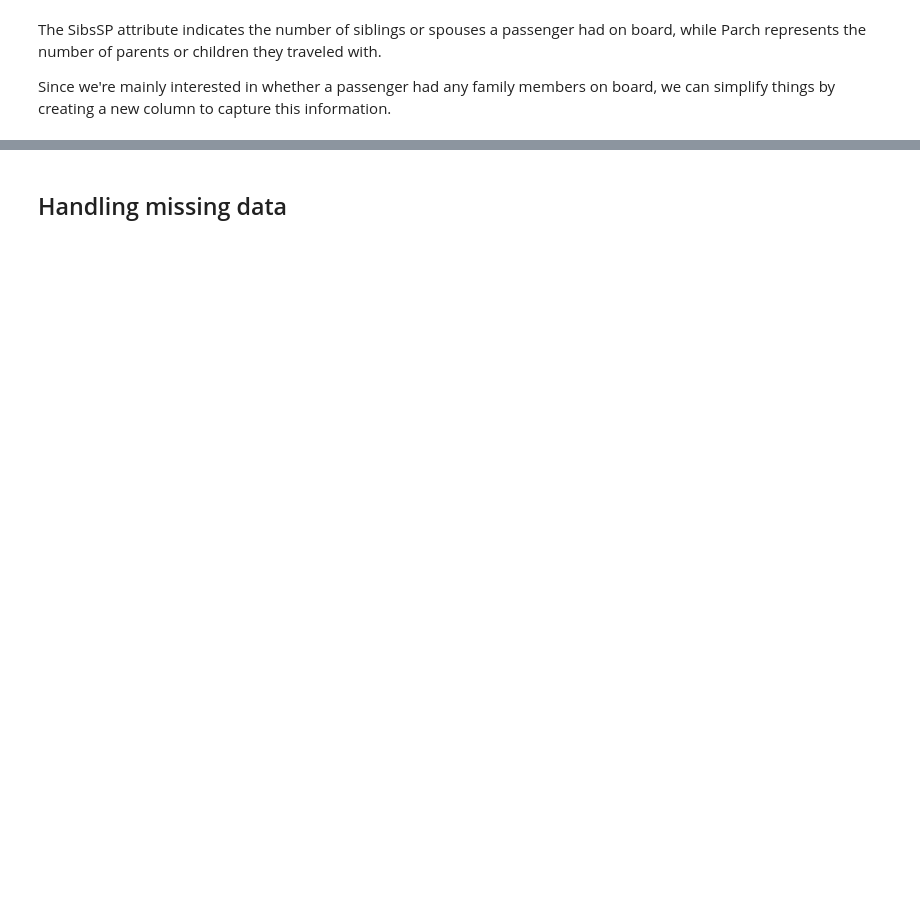
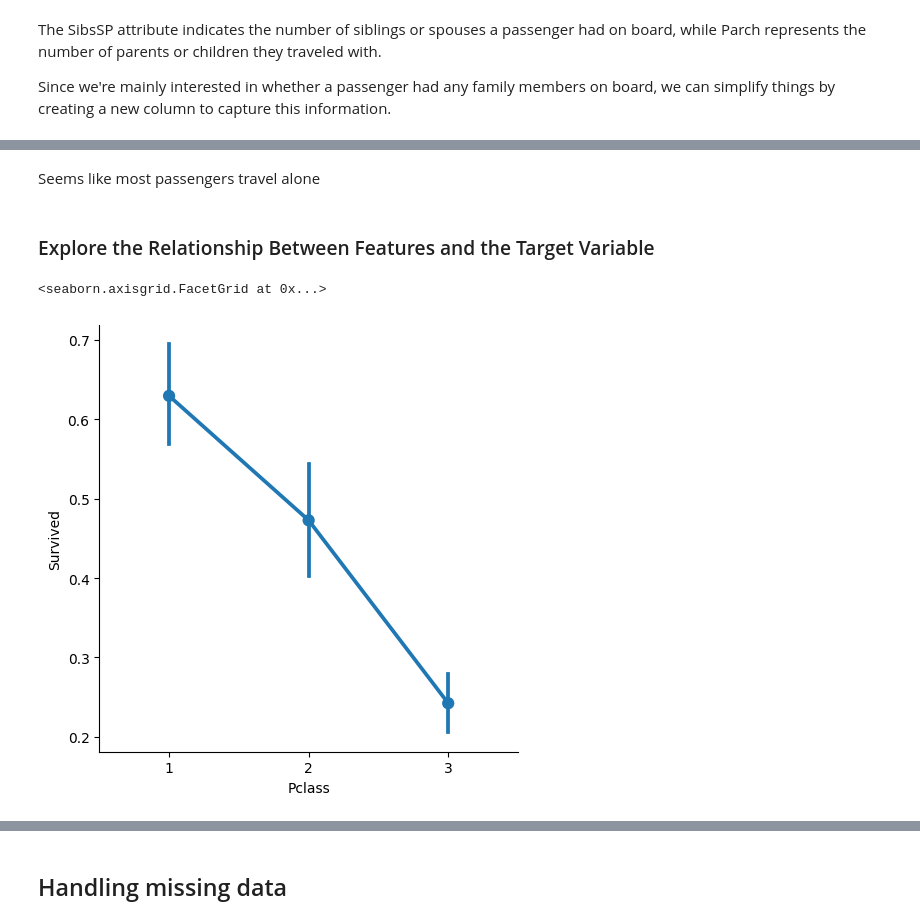
Before and after one commit to xkeyna/Data-Science-portfolio, a Jupyter notebook: titanic-eda.ipynb, the cells around one changed output, grey strips where cells are left out. Drawn from its saved outputs; the diff is of its cells as text; code cells hidden in the pictures; blank space fills up the shorter version.

```diff
--- a/titanic-eda.ipynb
+++ b/titanic-eda.ipynb
@@ -285,2 +274,9 @@ sns.catplot(x='level',data=deck_df,palette='winter_d',kind='count')
+# %% [markdown]
+Seems like most passengers travel alone
+# %% [markdown]
+### Explore the Relationship Between Features and the Target Variable
 # %%
-sns.catplot(x='level',data=deck_df,hue='Pclass',kind='count')
+sns.catplot(x='Pclass',y='Survived',data=df,kind='point')
+# %% [output]
+<seaborn.axisgrid.FacetGrid at 0x...>
+[figure, added]
```
Also changed, not shown: parts of 27 cells of this notebook.
